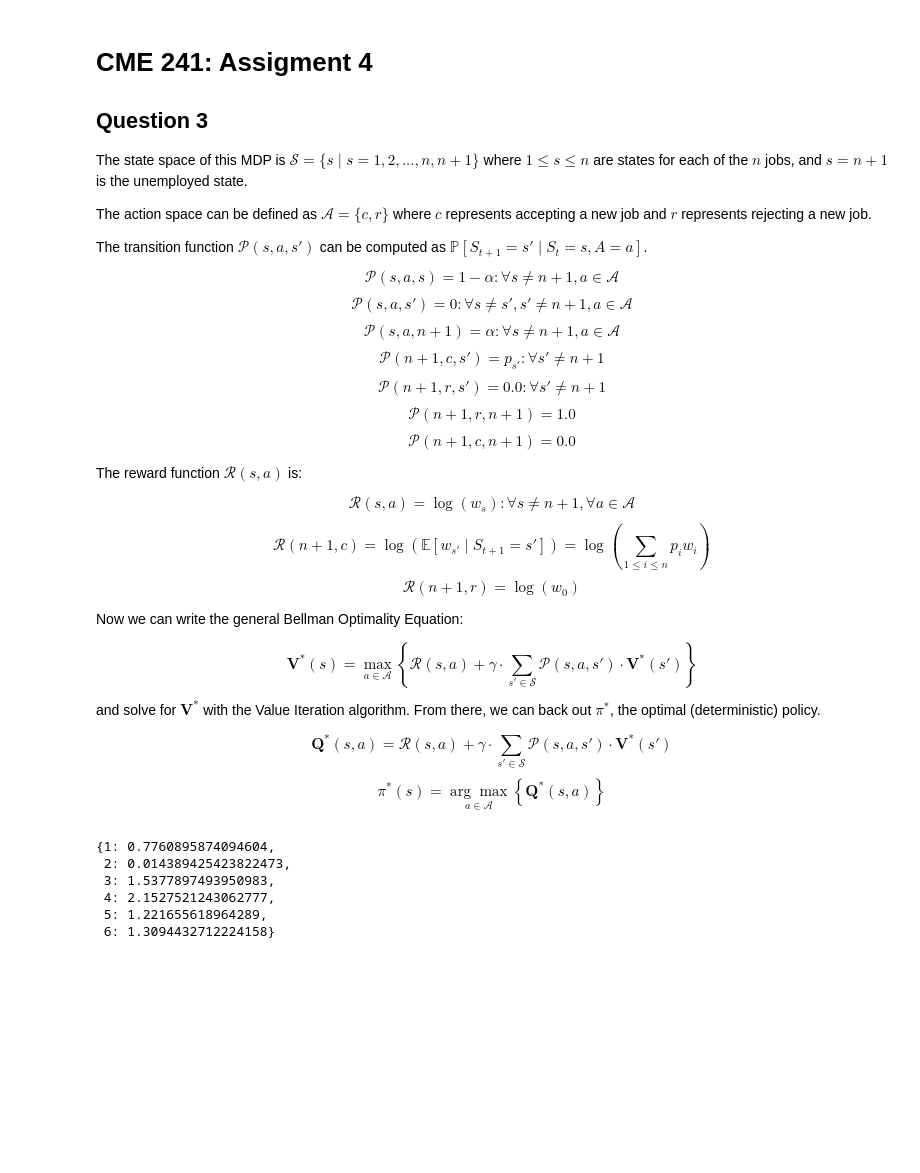
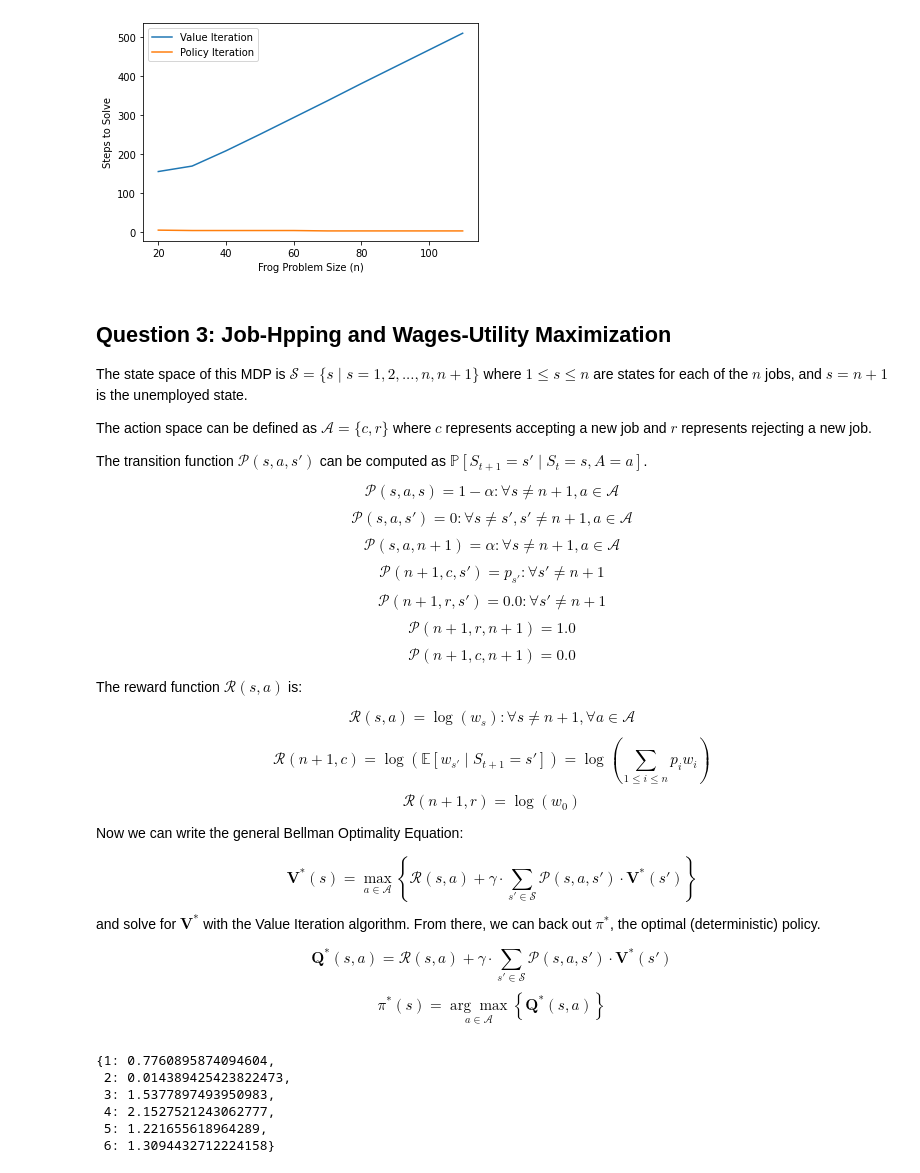
Before and after one commit to matteosantama/RL-book, a Jupyter notebook: assignment4/solutions.ipynb, the cells around one changed output. Cells and saved outputs as stored; diff of their text form; code cells hidden in the pictures; blank space fills up the shorter version.

```diff
--- a/assignment4/solutions.ipynb
+++ b/assignment4/solutions.ipynb
@@ -1,7 +40,41 @@
+# %%
+ns = [n for n in range(20, 120, 10)]
+vi_steps = []
+pi_steps = []
+
+for n in ns:
+    mdp = get_frog_mdp(n)
+
+    # first we see how many steps it takes value iteration to converge
+    old = np.random.randn(n - 1)
+    for i, v in enumerate(value_iteration(mdp, gamma=1.0)):
+        solution = np.array([v[j] for j in range(1, n)])
+        if np.linalg.norm(solution - old) < 1e-5:
+            vi_steps.append(i)
+            break
+        old = solution
+
+    # then we try policy iteration
+    old = np.random.randn(n - 1)
+    for i, (v, p) in enumerate(policy_iteration(mdp, gamma=1.0)):
+        solution = np.array([v[j] for j in range(1, n)])
+        if np.linalg.norm(solution - old) < 1e-5:
+            pi_steps.append(i)
+            break
+        old = solution
+# %%
+plt.plot(ns, vi_steps, label="Value Iteration")
+plt.plot(ns, pi_steps, label="Policy Iteration")
+
+plt.xlabel("Frog Problem Size (n)")
+plt.ylabel("Steps to Solve")
+
+plt.legend()
+plt.show()
+# %% [output]
+[figure, added]
 # %% [markdown]
-# CME 241: Assigment 4
-
-## Question 3
+## Question 3: Job-Hpping and Wages-Utility Maximization
 
 The state space of this MDP is $\mathcal{S} = \{s \mid s = 1, 2, ..., n, n+1\}$ where $1 \leq s \leq n$ are states for each of the $n$ jobs, and $s = n + 1$ is the unemployed state.
 
```
Also changed, not shown: parts of 4 cells of this notebook, 5 other files.
